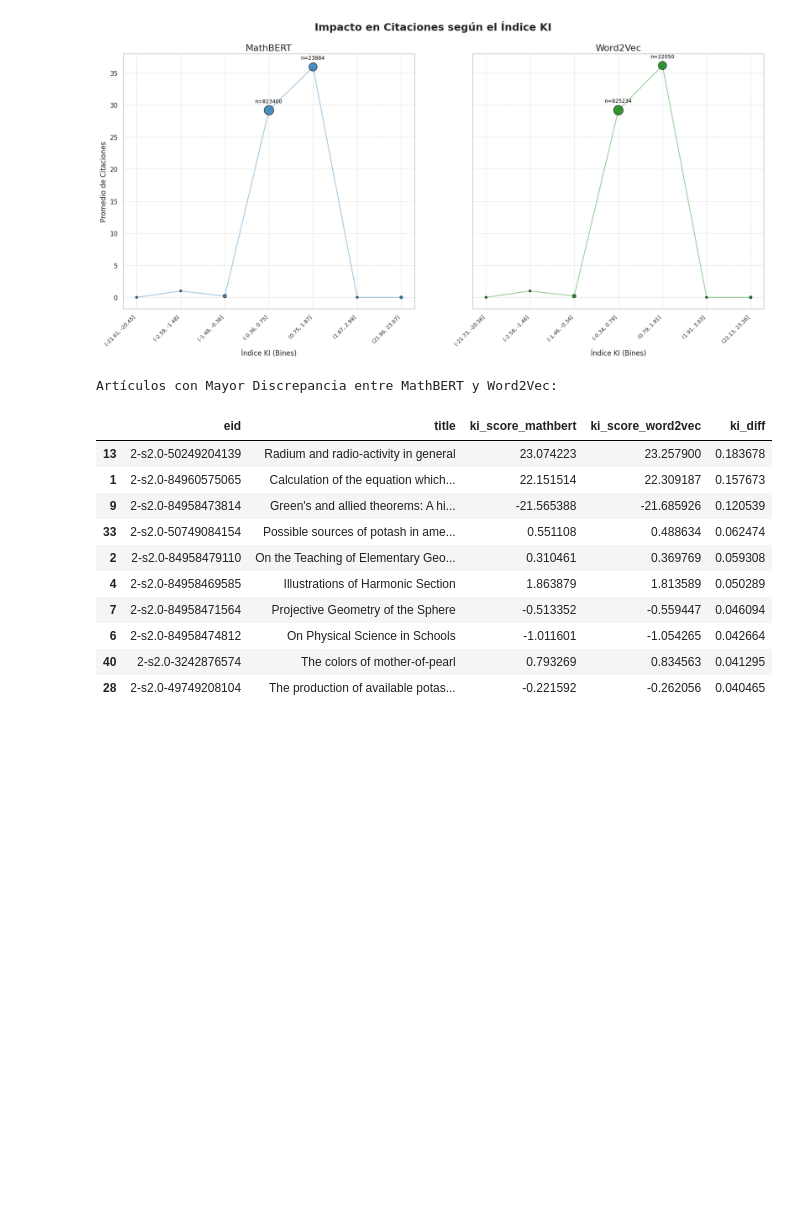
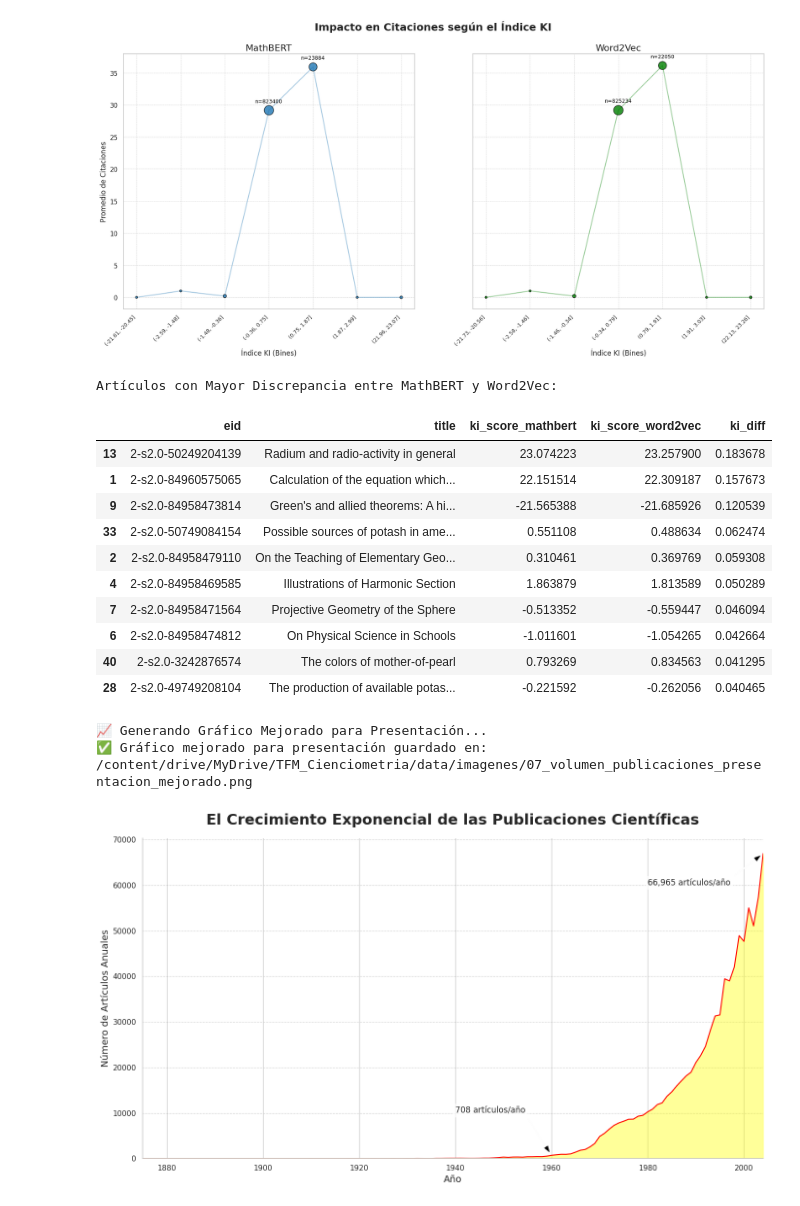
Before and after one commit to jorgegomez82/TFM_Cienciometria, a Jupyter notebook: scripts/embeddings/06_visualizar_disrupción_word2vec_mathbert.ipynb, the cells around one changed output. Cells and saved outputs as stored; diff of their text form; code cells hidden in the pictures; blank space fills up the shorter version.

```diff
--- a/scripts/embeddings/06_visualizar_disrupción_word2vec_mathbert.ipynb
+++ b/scripts/embeddings/06_visualizar_disrupción_word2vec_mathbert.ipynb
@@ -331,3 +304,73 @@ Artículos con Mayor Discrepancia entre MathBERT y Word2Vec:
 | 6 | 2-s2.0-84958474812 | On Physical Science in Schools | -1.011601 | -1.054265 | 0.042664 |
 | 40 | 2-s2.0-3242876574 | The colors of mother-of-pearl | 0.793269 | 0.834563 | 0.041295 |
 | 28 | 2-s2.0-49749208104 | The production of available potas... | -0.221592 | -0.262056 | 0.040465 |
+# %%
+# --- GRÁFICO MEJORADO Y ESTILIZADO PARA PRESENTACIÓN ---
+print("\n📈 Generando Gráfico Mejorado para Presentación...")
+
+# Se asume que los dataframes ya están cargados
+# Preparar datos (solo necesitamos el año de una de las tablas)
+df_mathbert['year'] = pd.to_datetime(df_mathbert['cover_date']).dt.year
+
+# Calcular el conteo de artículos por año
+counts_per_year = df_mathbert.groupby('year')['eid'].count()
+
+# --- Configuración del tema y la figura ---
+sns.set_theme(style="whitegrid")
+fig, ax = plt.subplots(figsize=(14, 8))
+
+# --- Título y etiquetas ---
+ax.set_title('El Crecimiento Exponencial de las Publicaciones Científicas', fontsize=22, weight='bold', pad=20)
+ax.set_xlabel('Año', fontsize=14)
+ax.set_ylabel('Número de Artículos Anuales', fontsize=14)
+
+# --- Gráfico de área con línea de borde superior ---
+
+# 1. Dibuja el área de relleno con un color y transparencia
+ax.fill_between(counts_per_year.index, counts_per_year.values,
+                color='yellow', # El color de relleno que querías
+                alpha=0.4,      # Transparencia
+                label='_nolegend_') # Etiqueta especial para que no aparezca en la leyenda
+
+# 2. Dibuja la línea del borde superior encima del área
+ax.plot(counts_per_year.index, counts_per_year.values,
+        color='red',    # El color de la línea que querías
+        lw=1.5,         # Grosor de la línea
+        label='Nº Artículos/Año')
+
+# --- Anotaciones Clave con mejor legibilidad ---
+# Texto con el total del corpus
+"""
+total_articulos = df_mathbert['eid'].nunique()
+ax.text(1945, 50000, f'Corpus Total:\n> {total_articulos/1e6:.1f} Millones de Artículos',
+        ha='center', fontsize=16, weight='bold', color='black',
+        bbox=dict(boxstyle='round,pad=0.5', fc='white', alpha=0.7, ec='none'))
+"""
+# Anotación para un año temprano
+ax.annotate(f'{counts_per_year.loc[1960]:,} artículos/año',
+            xy=(1960, counts_per_year.loc[1960]), xytext=(1940, 10000),
+            arrowprops=dict(facecolor='black', shrink=0.05, width=1, headwidth=8),
+            fontsize=12, bbox=dict(boxstyle='round,pad=0.3', fc='white', alpha=0.7, ec='none'))
+
+# Anotación para un año tardío
+ax.annotate(f'{counts_per_year.loc[2004]:,} artículos/año',
+            xy=(2004, counts_per_year.loc[2004]), xytext=(1980, 60000),
+            arrowprops=dict(facecolor='black', shrink=0.05, width=1, headwidth=8),
+            fontsize=12, bbox=dict(boxstyle='round,pad=0.3', fc='white', alpha=0.7, ec='none'))
+
+# --- Estética final más limpia ---
+ax.grid(True, which='major', axis='y', linestyle=':', linewidth=0.8, color='darkgray')
+ax.spines[['top', 'right']].set_visible(False)
+ax.set_xlim(counts_per_year.index.min(), counts_per_year.index.max())
+ax.set_ylim(0)
+fig.tight_layout()
+
+# --- Guardar la figura con ALTA RESOLUCIÓN ---
+ruta_guardado_presentacion = os.path.join(TMP_IMG, '07_volumen_publicaciones_presentacion_mejorado.png')
+plt.savefig(ruta_guardado_presentacion, dpi=300, bbox_inches='tight')
+print(f"✅ Gráfico mejorado para presentación guardado en: {ruta_guardado_presentacion}")
+plt.show()
+# %% [output]
+📈 Generando Gráfico Mejorado para Presentación...
+✅ Gráfico mejorado para presentación guardado en: /content/drive/MyDrive/TFM_Cienciometria/data/imagenes/07_volumen_publicaciones_presentacion_mejorado.png
+[figure, added]
```
Also changed, not shown: parts of 4 cells of this notebook, 5 other files.
